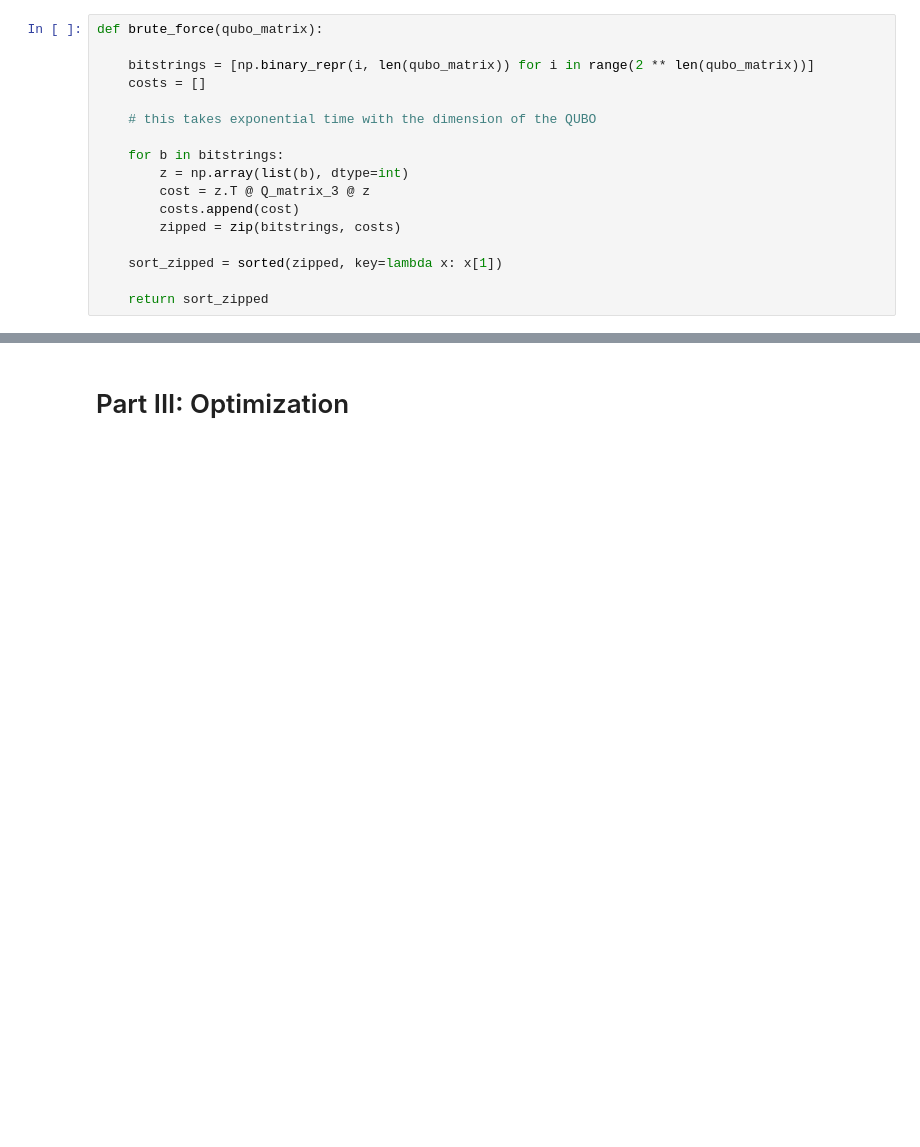
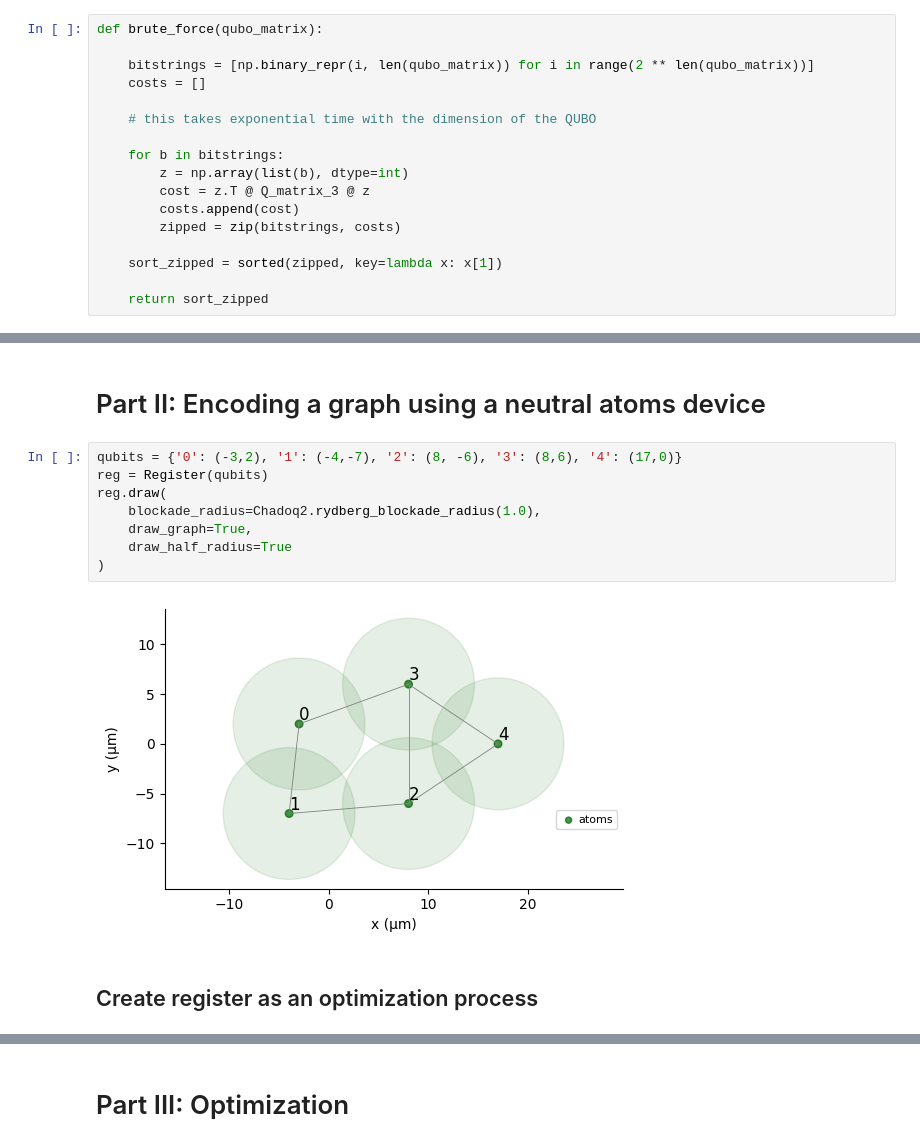
Before and after one commit to victor-onofre/pasqal_project, a Jupyter notebook: Neutral_Atoms_maxcut.ipynb, the cells around one changed output, grey strips where cells are left out. Drawn from its saved outputs; the diff is of its cells as text; blank space fills up the shorter version.

```diff
--- a/Neutral_Atoms_maxcut.ipynb
+++ b/Neutral_Atoms_maxcut.ipynb
@@ -188,2 +192,16 @@ print(brute_force(Q_matrix_3 )[:4])
 # %% [output]
 [('01010', -5.0), ('01011', -5.0), ('10100', -5.0), ('10101', -5.0)]
+# %% [markdown]
+# Part II: Encoding a graph using a neutral atoms device
+# %%
+qubits = {'0': (-3,2), '1': (-4,-7), '2': (8, -6), '3': (8,6), '4': (17,0)}
+reg = Register(qubits)
+reg.draw(
+    blockade_radius=Chadoq2.rydberg_blockade_radius(1.0),
+    draw_graph=True,
+    draw_half_radius=True
+)
+# %% [output]
+[figure, added]
+# %% [markdown]
+## Create register as an optimization process
```
Also changed, not shown: parts of 37 cells of this notebook, 1 other file.
